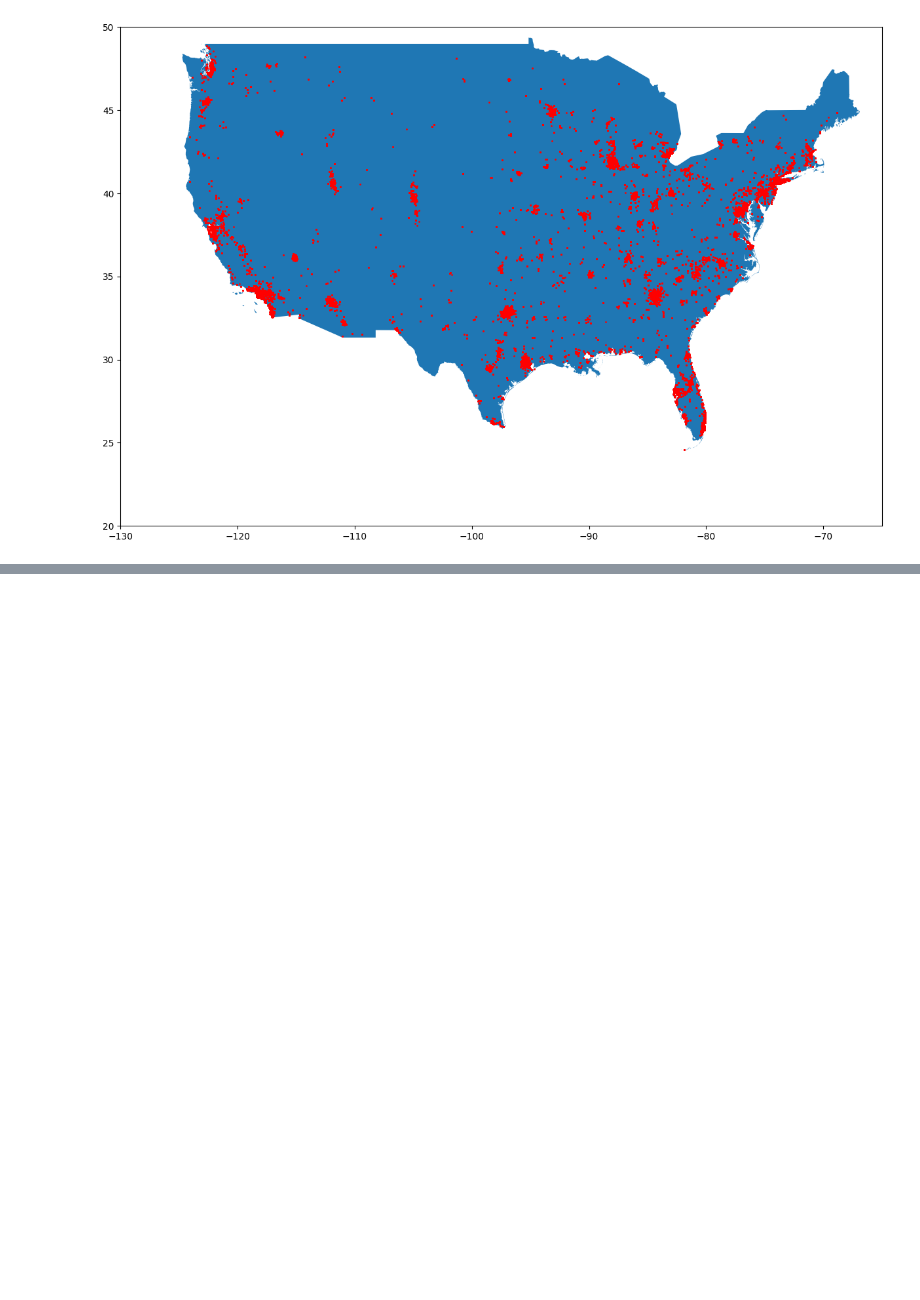
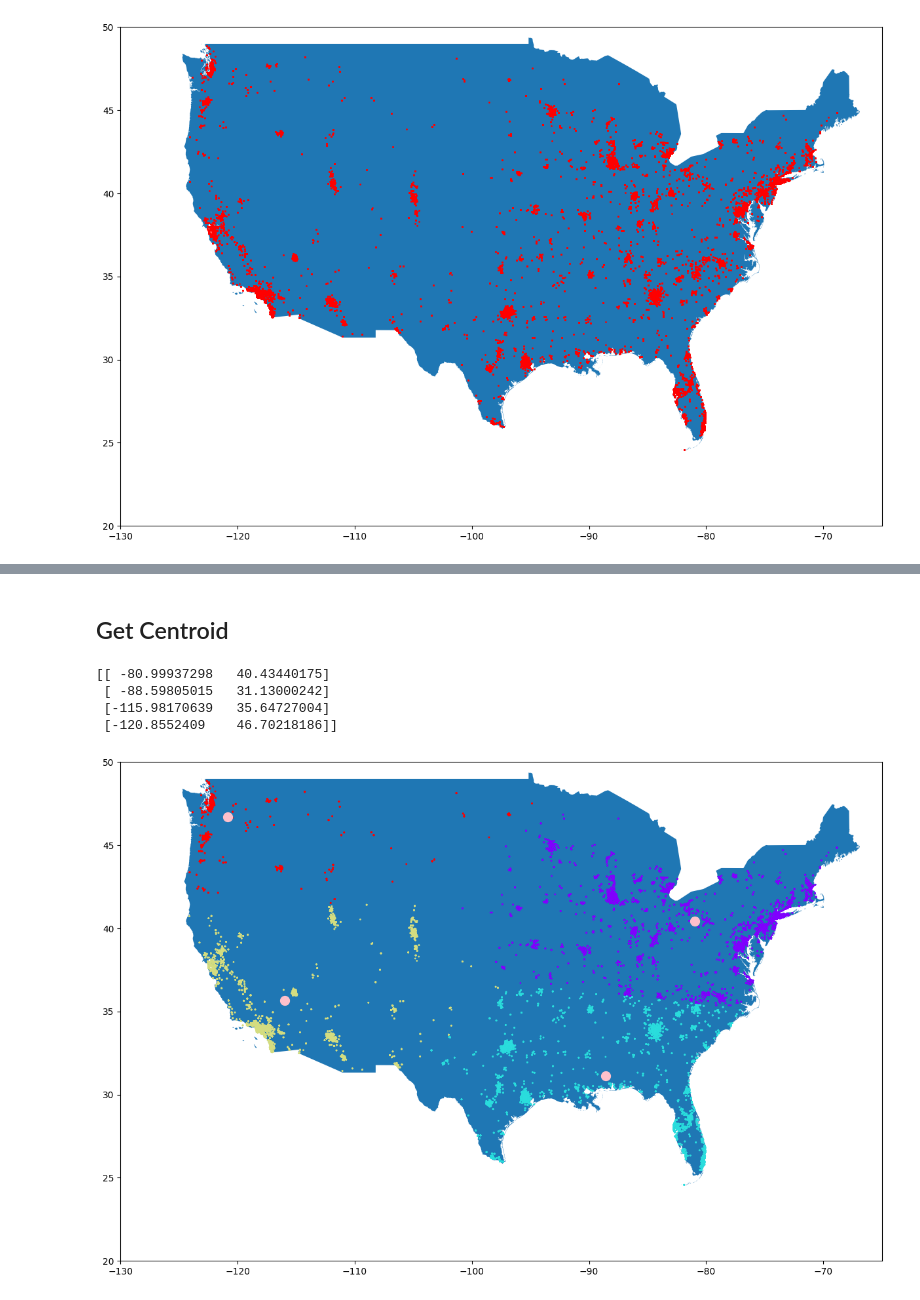
Before and after one commit to ray-dion/Latihan-Clustering, a Jupyter notebook: Latihan_Clustering.ipynb, the cells around one changed output, grey strips where cells are left out. Saved outputs shown, nothing was run; the diff lists cells and outputs as text; code cells hidden in the pictures; blank space fills up the shorter version.

```diff
--- a/Latihan_Clustering.ipynb
+++ b/Latihan_Clustering.ipynb
@@ -71,0 +123,34 @@ x = scaler.fit_transform(df[['longitude', 'latitude']])
+# %% [markdown]
+## Get Centroid
+# %%
+# Print Centroid
+centroid = model.cluster_centers_
+
+# Inverse feature agar tidak keluar skala yang ter-scaled
+centroid = scaler.inverse_transform(centroid)
+
+# Print centroid
+print(centroid)
+# %% [output]
+[[ -80.99937298   40.43440175]
+ [ -88.59805015   31.13000242]
+ [-115.98170639   35.64727004]
+ [-120.8552409    46.70218186]]
+# %%
+# Visualisasi
+
+fig, ax = plt.subplots(figsize=(15,10))
+map.plot(ax=ax)
+
+# Add customer's location
+ax.scatter(df['longitude'], df['latitude'], c=df['cluster'], cmap='rainbow', s=1)
+
+# Add cluster centroid
+ax.scatter(centroid[:, 0], centroid[:, 1], color='pink', s=100)
+
+ax.set_xlim(-130, -65)
+ax.set_ylim(20, 50)
+
+plt.show()
+# %% [output]
+[figure, added]
```
Also changed, not shown: parts of 9 cells of this notebook.
